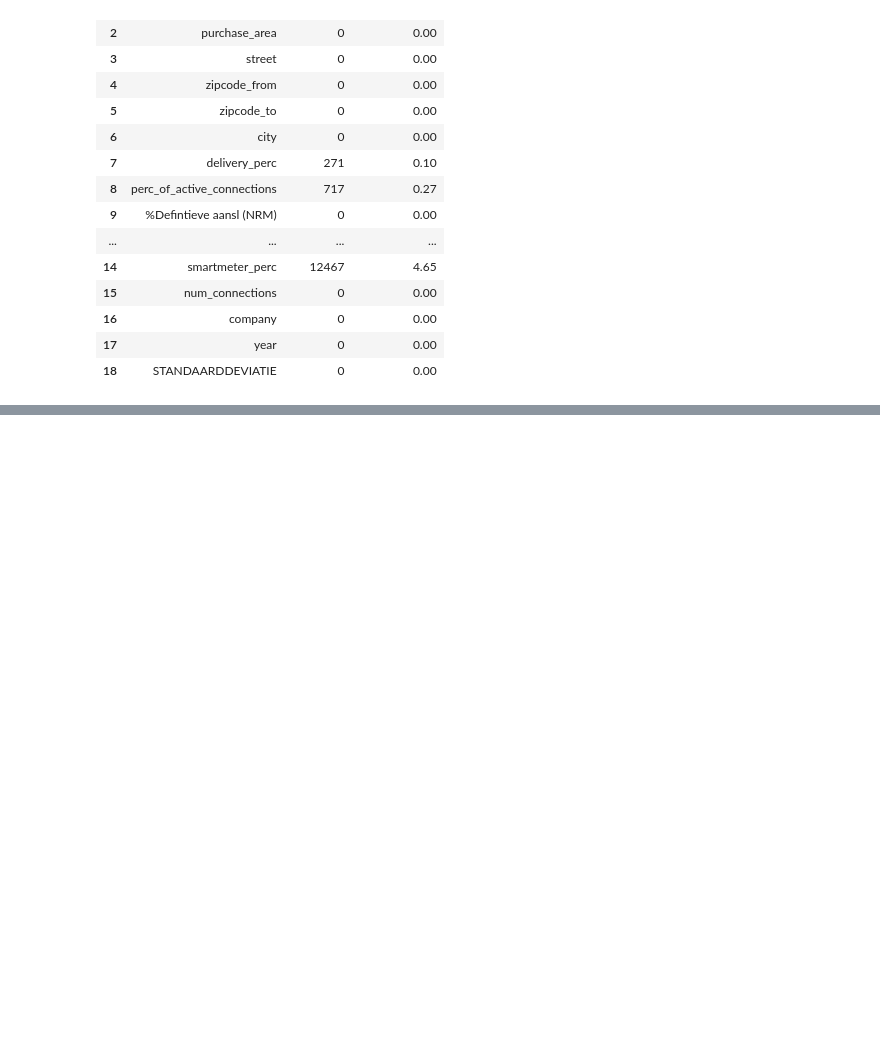
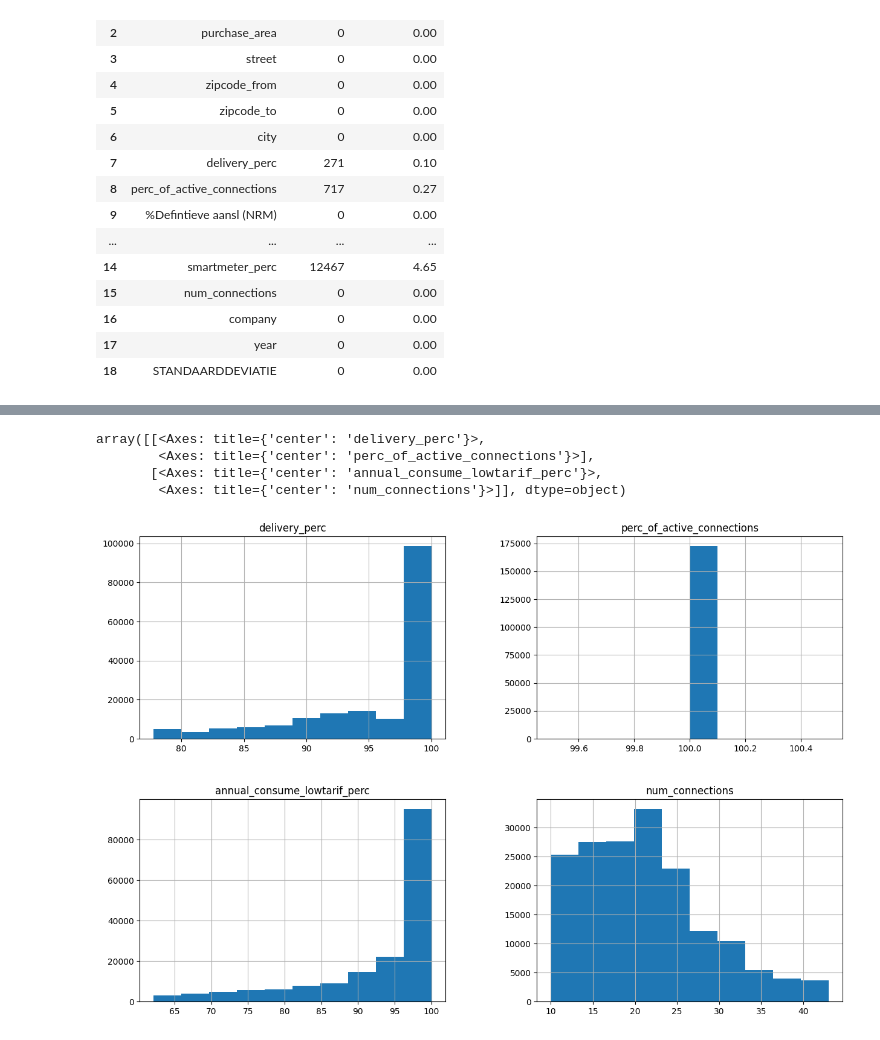
Before and after one commit to OnlyUsePascal/EEET2574-BigData-Asm2, a Jupyter notebook: jupyter-notebook/notebook/notebook-electricity.ipynb, the cells around one changed output, grey strips where cells are left out. Drawn from its saved outputs; the diff is of its cells as text; code cells hidden in the pictures; blank space fills up the shorter version.

```diff
--- a/jupyter-notebook/notebook/notebook-electricity.ipynb
+++ b/jupyter-notebook/notebook/notebook-electricity.ipynb
@@ -163,0 +313,41 @@ display(pd.DataFrame(temp))
+# %%
+# split type_conn
+def type_conn_split(dfInput, col):
+  dfOutput = dfInput.copy()
+  dfOutput['type_conn_fuse'] = dfOutput[col].str.split('x', n=1, expand=True)[0]
+  dfOutput['type_conn_ampere'] = dfOutput[col].str.split('x', n=1, expand=True)[1]
+  dfOutput.drop(columns=col, inplace=True)
+  return dfOutput
+
+df_type_conn_split = type_conn_split(df_zip_merge, 'type_of_connection')
+# %%
+# impute outliers
+def handle_outliers(dfInput, cols):
+  imputer = SimpleImputer(strategy='mean',
+                          missing_values=np.nan)
+  dfOutput = dfInput.copy()
+
+  for col in cols:
+    Q1 = dfOutput[col].quantile(0.25)
+    Q3 = dfOutput[col].quantile(0.75)
+    IQR = Q3 - Q1
+    lower_bound = Q1 - 1.5*IQR
+    upper_bound = Q3 + 1.5*IQR
+
+    dfOutput.drop(dfOutput[(dfOutput[col] < lower_bound) | (dfOutput[col] > upper_bound)].index, inplace=True)
+    # alt = dfOutput[col].mean()
+    # alt = alt if dfOutput[col].dtype == float64 else int64(alt)
+    # dfOutput.loc[(dfOutput[col] < lower_bound) | (dfOutput[col] > upper_bound), col] = alt
+
+  return dfOutput
+
+outlier_fields = [
+  'delivery_perc',
+  'perc_of_active_connections',
+  # 'annual_consume',
+  'annual_consume_lowtarif_perc',
+  'num_connections',
+]
+
+df_outliers = handle_outliers(df_type_conn_split, outlier_fields)
+display(count_outlier(df_outliers, outlier_fields))
@@ -163,0 +361,8 @@ display(pd.DataFrame(temp))
+# %%
+df_outliers.hist(figsize=(15, 10), column=outlier_fields)
+# %% [output]
+array([[<Axes: title={'center': 'delivery_perc'}>,
+        <Axes: title={'center': 'perc_of_active_connections'}>],
+       [<Axes: title={'center': 'annual_consume_lowtarif_perc'}>,
+        <Axes: title={'center': 'num_connections'}>]], dtype=object)
+[figure, added]
```
Also changed, not shown: parts of 47 cells of this notebook, 2 other files.
